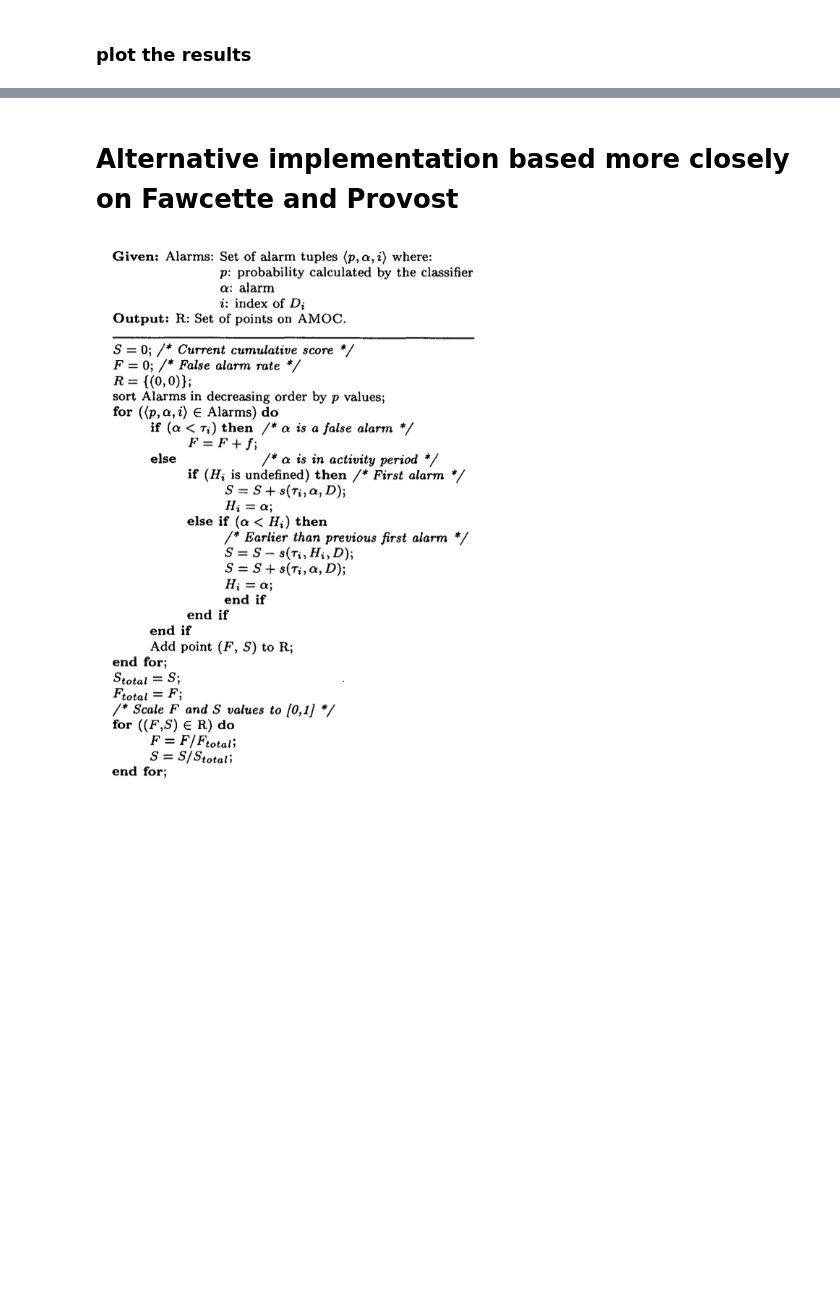
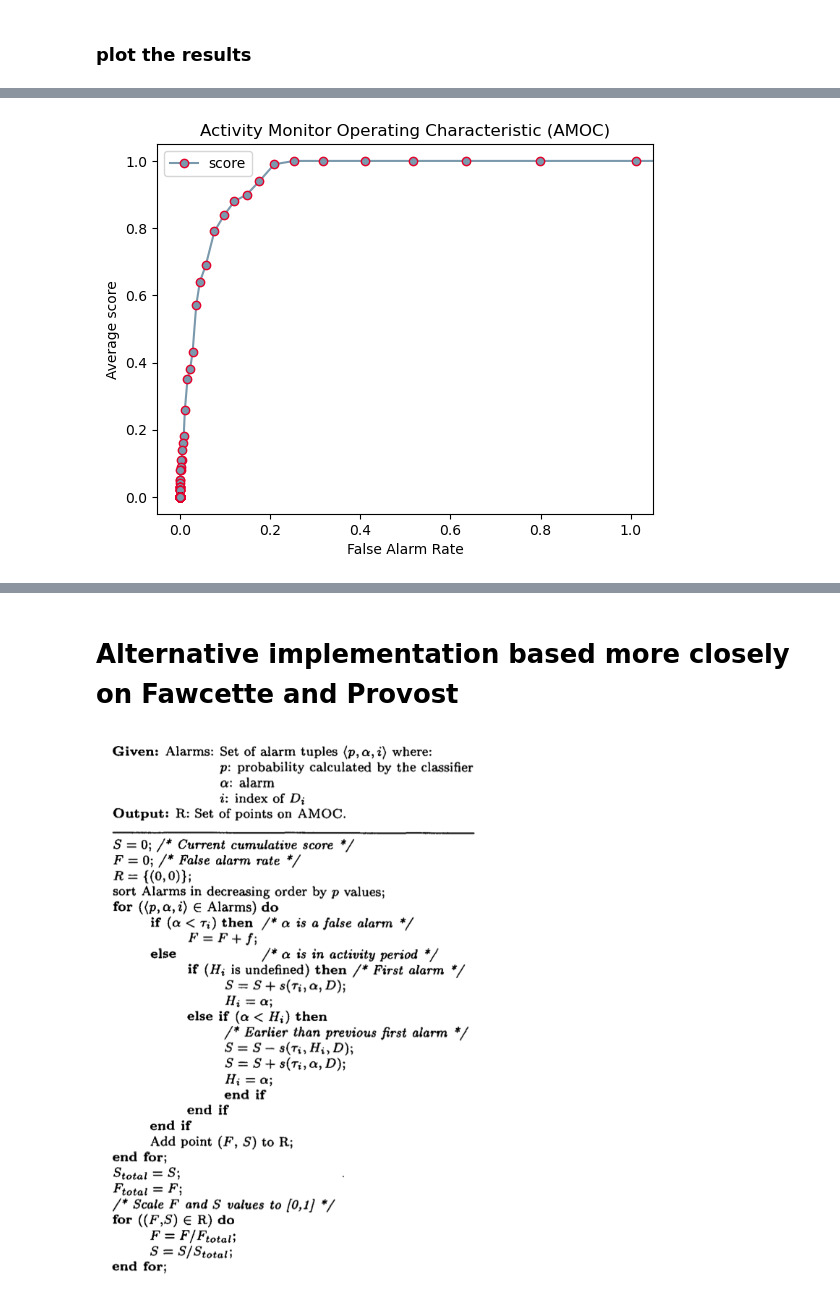
Before and after one commit to harryhoch/PyAMOC, a Jupyter notebook: PyAMOC.ipynb, the cells around one changed output, grey strips where cells are left out. Cells and saved outputs as stored; diff of their text form; code cells hidden in the pictures; blank space fills up the shorter version.

```diff
--- a/PyAMOC.ipynb
+++ b/PyAMOC.ipynb
@@ -234,0 +252,5 @@ gen_plot(scores)
+# %%
+scores= score_dataset(res,300)
+gen_plot(scores)
+# %% [output]
+[figure, added]
```
Also changed, not shown: parts of 12 cells of this notebook.
